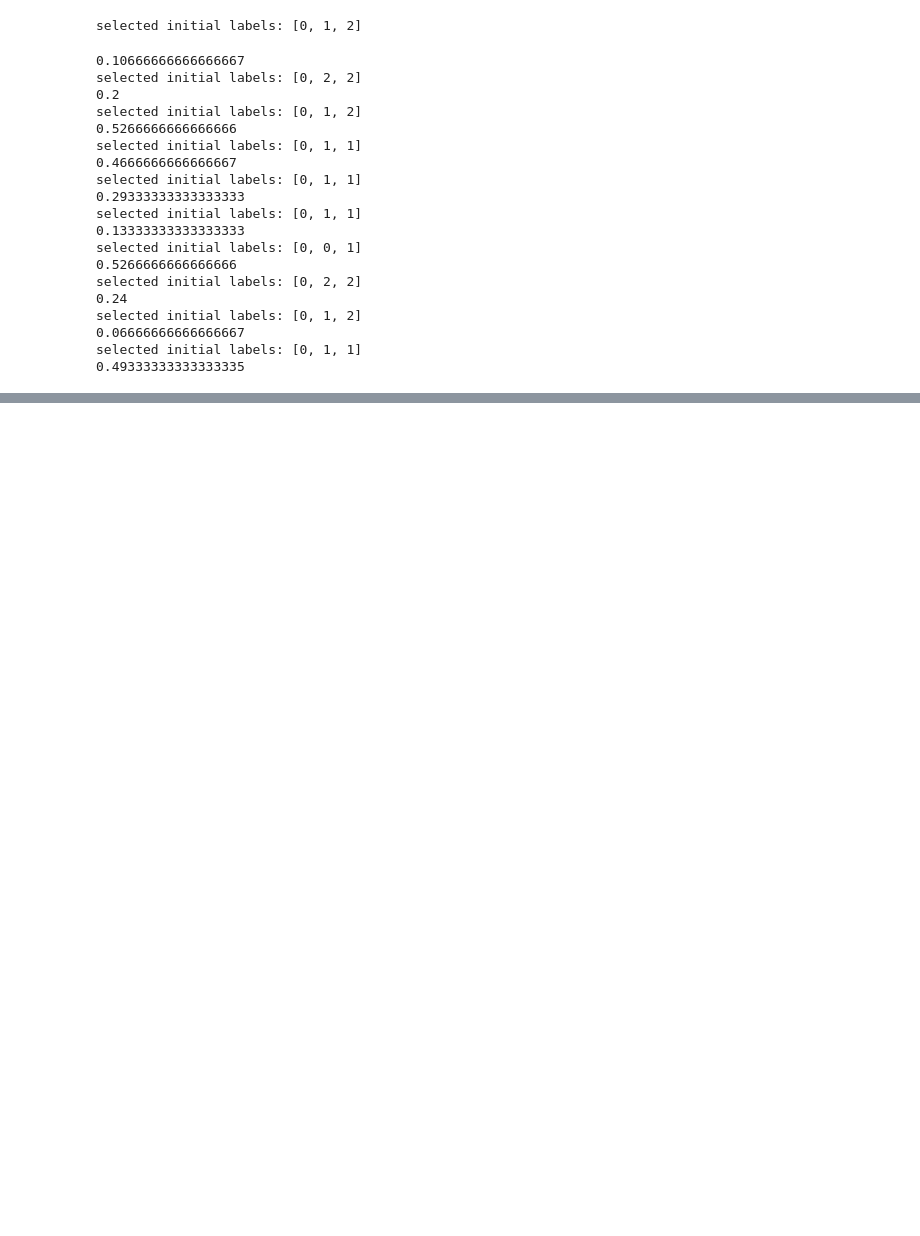
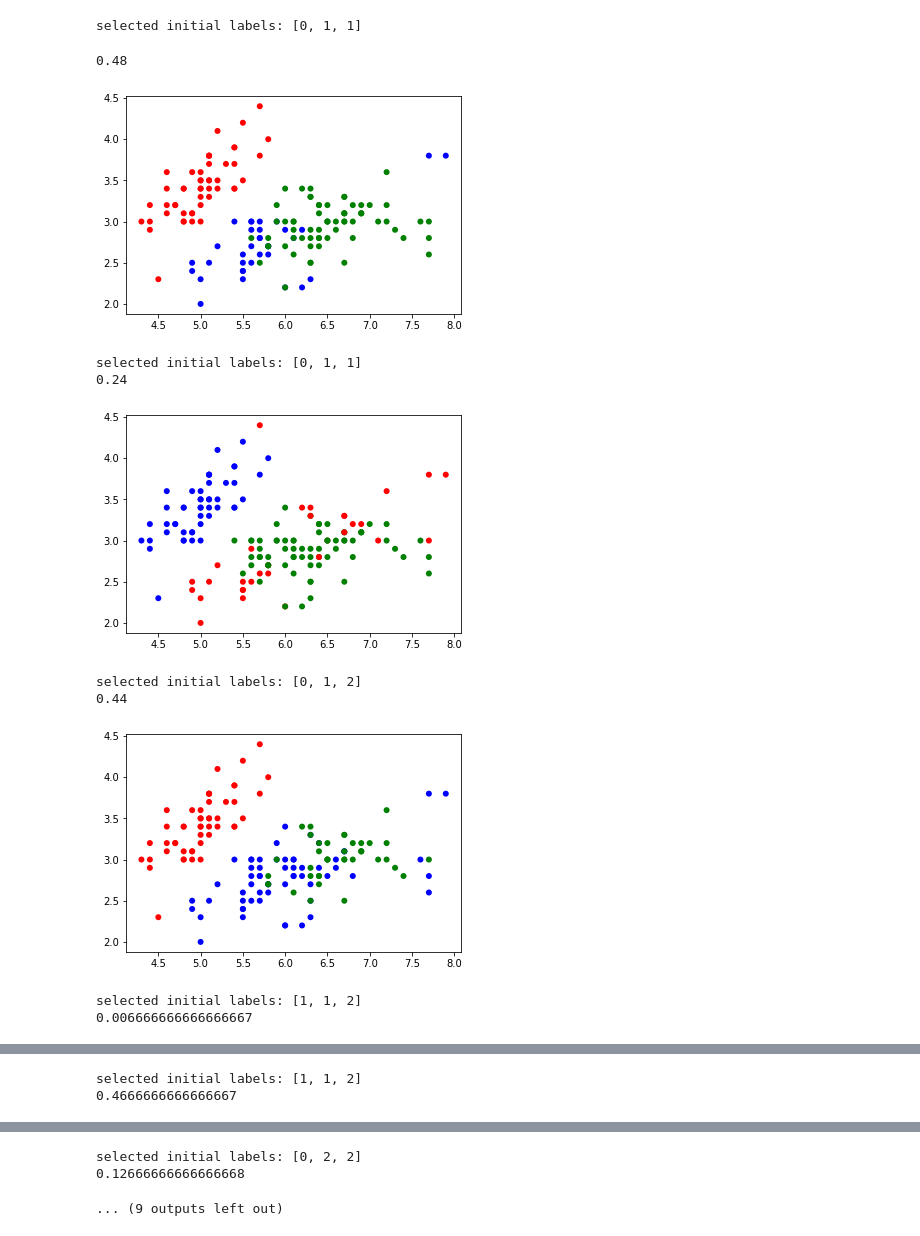
Before and after one commit to c0510gy/QuantHD-clustering, a Jupyter notebook: 01_Ferro_inference/QuantHD_IRIS.ipynb, the cells around one changed output, grey strips where cells are left out. Cells and saved outputs as stored; diff of their text form; code cells hidden in the pictures; blank space fills up the shorter version.

```diff
--- a/01_Ferro_inference/QuantHD_IRIS.ipynb
+++ b/01_Ferro_inference/QuantHD_IRIS.ipynb
@@ -11,33 +11,25 @@ EPOCHS = 40
 # %%
 histories = []
 for trial in tqdm(range(10)):
   history = clustering_tester.run_clustering(
     *clustering_tester.get_iris_dataset(MAX_SAMPLES),
     BITS,
     DIM,
     EPOCHS,
     clustering_tester.get_prob_tables_from_json('../prob_table.json')['27C_Front_10nm_3bit'],
-    flip_inference_only=True
+    flip_inference_only=True,
+    plot=True,
   )
   histories.append(history)
 # %% [output]
-selected initial labels: [0, 1, 2]
+selected initial labels: [0, 1, 1]
-0.10666666666666667
-selected initial labels: [0, 2, 2]
-0.2
-selected initial labels: [0, 1, 2]
-0.5266666666666666
-selected initial labels: [0, 1, 1]
-0.4666666666666667
-selected initial labels: [0, 1, 1]
-0.29333333333333333
-selected initial labels: [0, 1, 1]
-0.13333333333333333
-selected initial labels: [0, 0, 1]
-0.5266666666666666
-selected initial labels: [0, 2, 2]
-0.24
-selected initial labels: [0, 1, 2]
-0.06666666666666667
-selected initial labels: [0, 1, 1]
-0.49333333333333335
+0.48
+[figure, added]
+selected initial labels: [0, 1, 1]
+0.24
+[figure, added]
+selected initial labels: [0, 1, 2]
+0.44
+[figure, added]
+selected initial labels: [1, 1, 2]
+0.006666666666666667
@@ -43,0 +37,2 @@ selected initial labels: [0, 1, 1]
+selected initial labels: [1, 1, 2]
+0.4666666666666667
@@ -44,3 +40,6 @@ selected initial labels: [0, 1, 1]
+selected initial labels: [0, 2, 2]
+0.12666666666666668
+... (9 outputs left out)
 # %%
 clustering_tester.plot_histories(histories)
 # %% [output]
```
Also changed, not shown: parts of 2 cells of this notebook, 4 other files.
